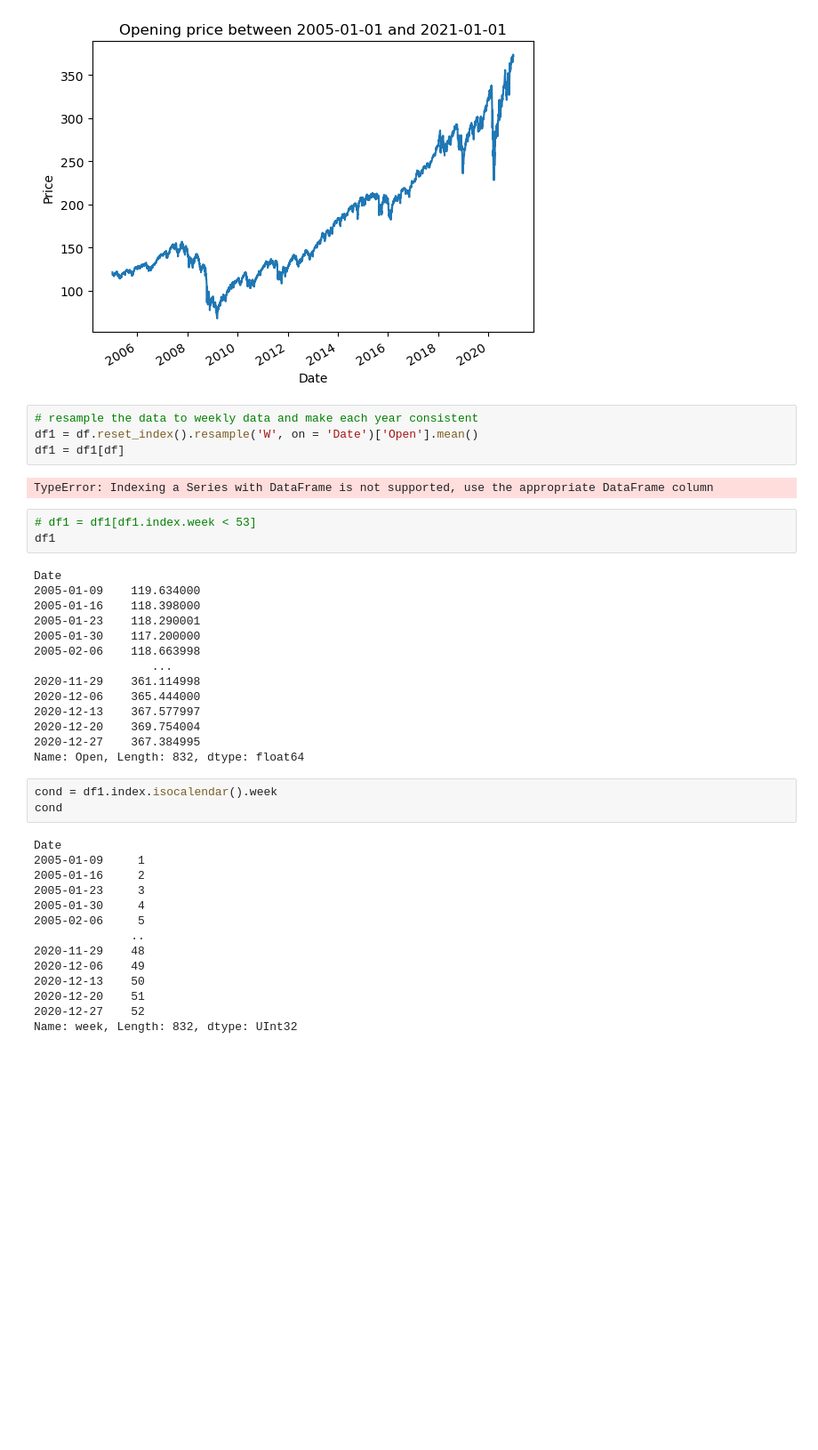
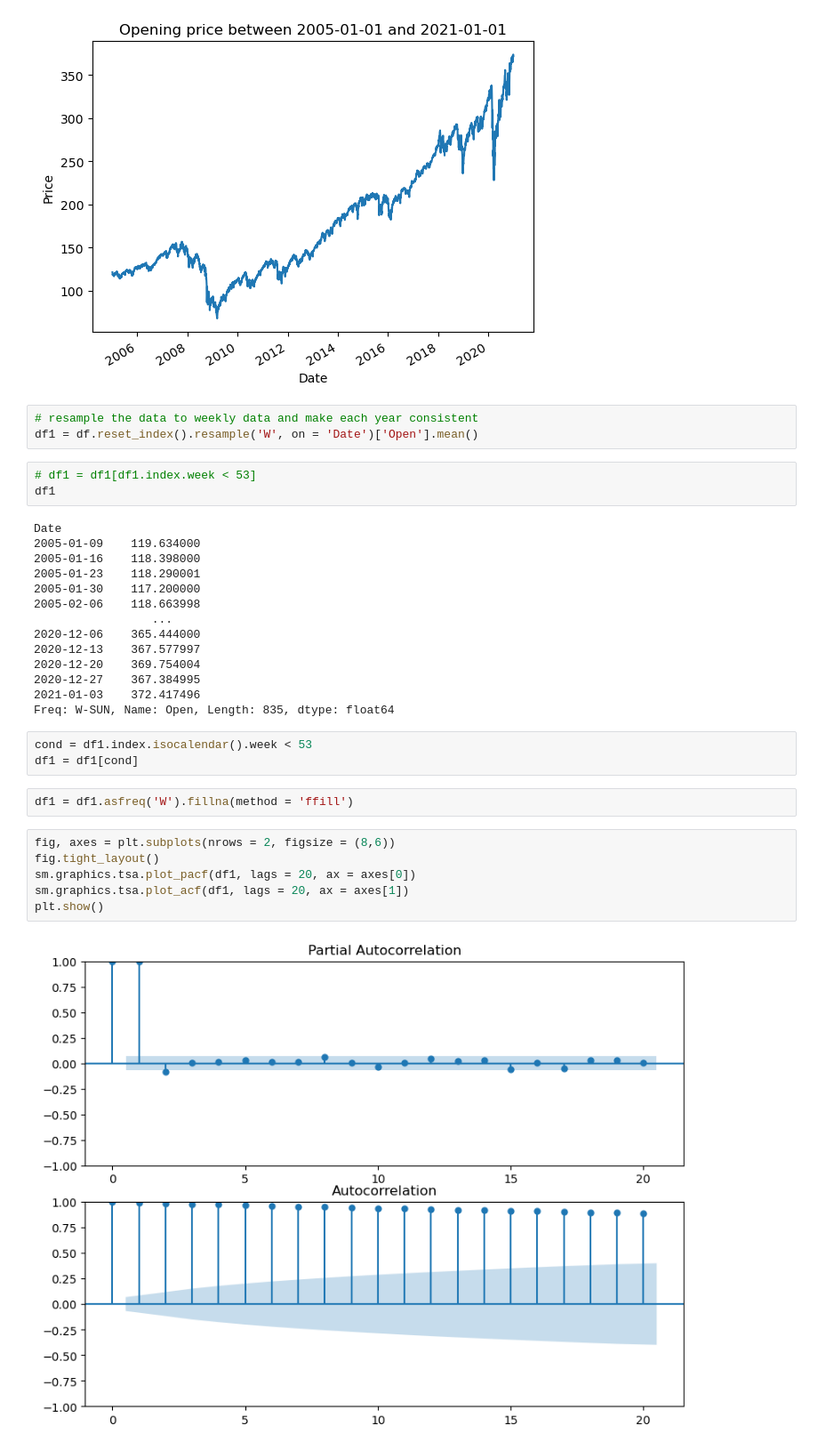
Before and after one commit to notfakearcher/yanjun, a Jupyter notebook: time-series/01_practice/practice3.ipynb, the cells around one changed output. Shown at 89% size. Cells and saved outputs as stored; diff of their text form; blank space fills up the shorter version.

```diff
--- a/time-series/01_practice/practice3.ipynb
+++ b/time-series/01_practice/practice3.ipynb
@@ -45,9 +49,6 @@ Text(0.5, 0, 'Date')
 # %%
 # resample the data to weekly data and make each year consistent
 df1 = df.reset_index().resample('W', on = 'Date')['Open'].mean()
-df1 = df1[df]
-# %% [output]
-TypeError: Indexing a Series with DataFrame is not supported, use the appropriate DataFrame column
 # %%
 # df1 = df1[df1.index.week < 53]
 df1
@@ -59,26 +60,22 @@ Date
 2005-01-30    117.200000
 2005-02-06    118.663998
                  ...
-2020-11-29    361.114998
 2020-12-06    365.444000
 2020-12-13    367.577997
 2020-12-20    369.754004
 2020-12-27    367.384995
-Name: Open, Length: 832, dtype: float64
+2021-01-03    372.417496
+Freq: W-SUN, Name: Open, Length: 835, dtype: float64
 # %%
-cond = df1.index.isocalendar().week
-cond
+cond = df1.index.isocalendar().week < 53
+df1 = df1[cond]
-# %% [output]
-Date
-2005-01-09     1
-2005-01-16     2
-2005-01-23     3
-2005-01-30     4
-2005-02-06     5
-              ..
-2020-11-29    48
-2020-12-06    49
-2020-12-13    50
-2020-12-20    51
-2020-12-27    52
-Name: week, Length: 832, dtype: UInt32
+# %%
+df1 = df1.asfreq('W').fillna(method = 'ffill')
+# %%
+fig, axes = plt.subplots(nrows = 2, figsize = (8,6))
+fig.tight_layout()
+sm.graphics.tsa.plot_pacf(df1, lags = 20, ax = axes[0])
+sm.graphics.tsa.plot_acf(df1, lags = 20, ax = axes[1])
+plt.show()
+# %% [output]
+[figure, added]
```
Also changed, not shown: parts of 16 cells of this notebook.
